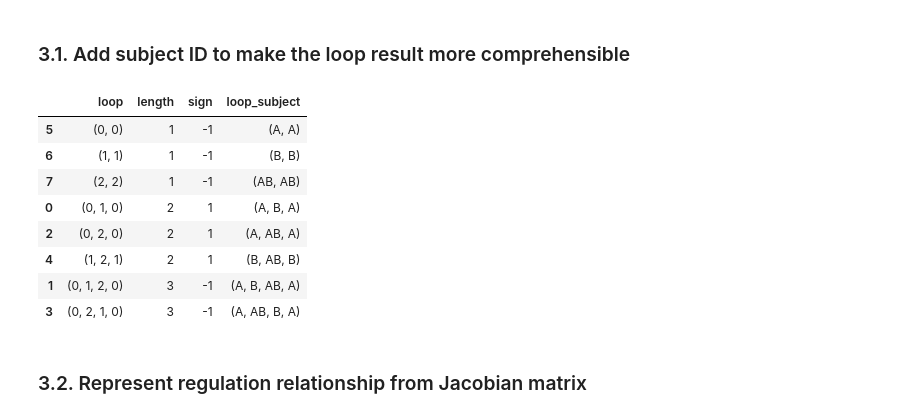
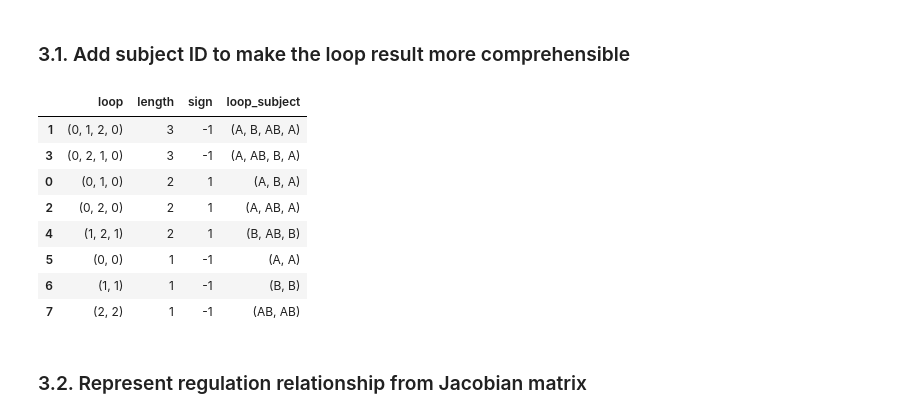
Before and after one commit to DILiS-lab/loopdetect, a Jupyter notebook: examples/model_2_complex_formation.ipynb, the cells around one changed output. Drawn from its saved outputs; the diff is of its cells as text; code cells hidden in the pictures.

```diff
--- a/examples/model_2_complex_formation.ipynb
+++ b/examples/model_2_complex_formation.ipynb
@@ -41,6 +41,7 @@ rcParams.update({
 })
 
 colors = ['#EE7733', '#0077BB', '#33BBEE', '#EE3377', '#CC3311', '#009988', '#BBBBBB']
+colors_02 = ['#332288', '#117733', '#DDCC77', '#882255', '#AA4499', '#88CCEE', '#44AA99', '#999933', '#CC6677', '#DDDDDD']
 # %% [markdown]
 ## 2. Main reproduction
 # %% [markdown]
@@ -134,15 +135,18 @@ k2 = 2.0  # Rate constant for complex dissociation
 
 sol = solve_complex_formation(initial_conditions, time_points, k1, k2)
 
-plt.figure(figsize=(8, 6))
-for i, c in enumerate(colors[:3]):
+# plt.figure(figsize=(4, 3))
+plt.figure(figsize=(5.5, 3.6))
+for i, c in enumerate(colors_02[:3]):
     plt.plot(time_points, sol.y[i], lw=5, color=c, label=f"S{i+1}")
 # plt.plot(sol.t, sol.y.T)
 plt.axvline(x=0.2, color='black', linestyle='--', lw=1.5, alpha=0.7)
 plt.xlim(0, 1)
-plt.xlabel('Time')
-plt.ylabel('Concentration')
-plt.title('Concentration vs Time for Complex Formation Model')
-plt.legend(['A', 'B', 'AB'])
-plt.show()
+plt.xlabel('Time (a.u.)')
+plt.ylabel('Concentration (a.u.)')
+# plt.title('Concentration vs Time for Complex Formation Model')
+plt.legend(loc='upper left', bbox_to_anchor=(1, 0.7), labels=['A', 'B', 'AB'])
+plt.tight_layout()
+plt.savefig("figure_model2_complex_formation.svg")
+# plt.show()
 # %% [output]
@@ -281,27 +333,27 @@ pd.DataFrame(sol_1_005)
 # %%
 id_to_subject = {
     0: "A",
     1: "B",
     2: "AB"
 }
 
-df = pd.DataFrame(res_tab_complex['loop_rep'][0]).sort_values(by=['length','loop'])
+df = pd.DataFrame(res_tab_complex['loop_rep'][0]).sort_values(by=['length','loop'], ascending=[False, True])
 
 df["loop_subject"] = df["loop"].apply(
     lambda t: tuple(id_to_subject[i] for i in t)
 )
 
 df
 # %% [output]
 |  | loop | length | sign | loop_subject |
+| 1 | (0, 1, 2, 0) | 3 | -1 | (A, B, AB, A) |
+| 3 | (0, 2, 1, 0) | 3 | -1 | (A, AB, B, A) |
+| 0 | (0, 1, 0) | 2 | 1 | (A, B, A) |
+| 2 | (0, 2, 0) | 2 | 1 | (A, AB, A) |
+| 4 | (1, 2, 1) | 2 | 1 | (B, AB, B) |
 | 5 | (0, 0) | 1 | -1 | (A, A) |
 | 6 | (1, 1) | 1 | -1 | (B, B) |
 | 7 | (2, 2) | 1 | -1 | (AB, AB) |
-| 0 | (0, 1, 0) | 2 | 1 | (A, B, A) |
-| 2 | (0, 2, 0) | 2 | 1 | (A, AB, A) |
-| 4 | (1, 2, 1) | 2 | 1 | (B, AB, B) |
-| 1 | (0, 1, 2, 0) | 3 | -1 | (A, B, AB, A) |
-| 3 | (0, 2, 1, 0) | 3 | -1 | (A, AB, B, A) |
 # %% [markdown]
 ### 3.2. Represent regulation relationship from Jacobian matrix
 # %%
```
Also changed, not shown: parts of 3 cells of this notebook, 22 other files.
